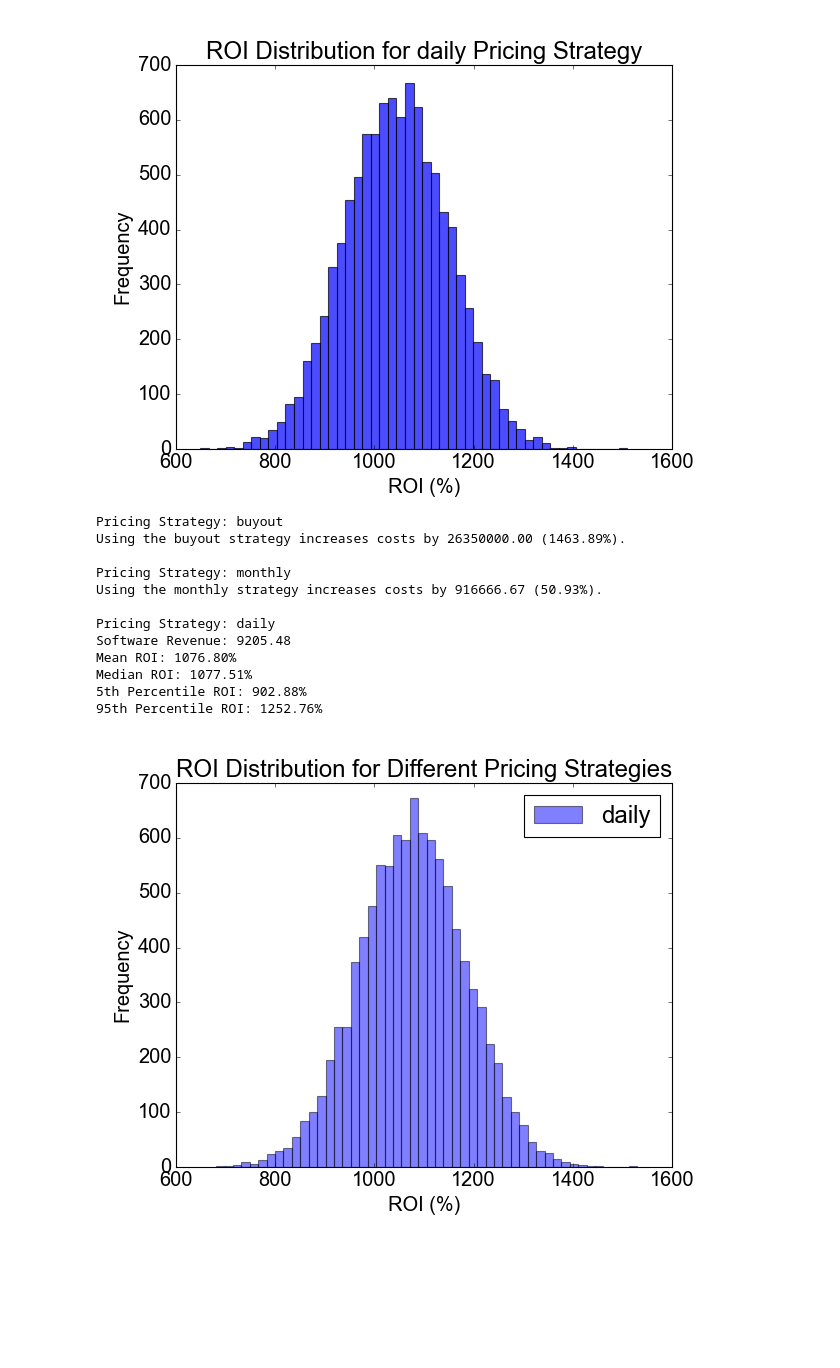
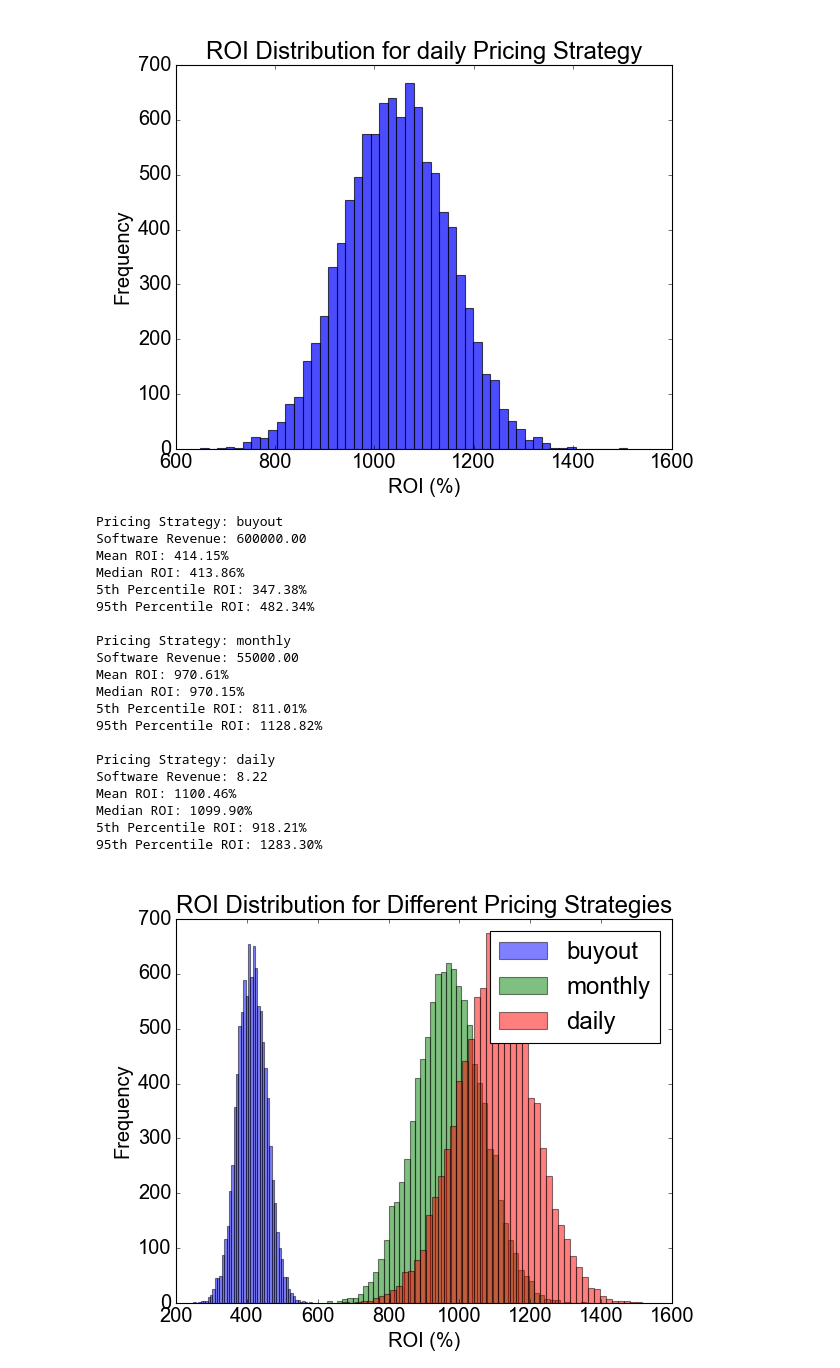
Before and after one commit to scarket/ROI_calculation, a Jupyter notebook: ROI_simulation.ipynb, the cells around one changed output. Saved outputs shown, nothing was run; the diff lists cells and outputs as text; code cells hidden in the pictures; blank space fills up the shorter version.

```diff
--- a/ROI_simulation.ipynb
+++ b/ROI_simulation.ipynb
@@ -127,18 +127,6 @@ Median ROI: 1044.75%
 The most optimal pricing strategy for ROI is: daily
 [figure]
 # %%
-manual_num_people = 3
-manual_hours_per_catalog = 200
-hourly_wage = 1000
-software_num_people = 1
-software_hours_per_catalog = 50
-catalog_number = 3
-software_basiccost = 28000000
-monthly_increase_ratio = 0.1  # 按月价格是买断价格的10%涨价
-daily_increase_ratio = 0.2   # 按天价格是买断价格的20%涨价
-durations = [12, 1, 1/30]  # 对应于买断、按月和按天的时间长度
-trials = 10000
-
 def pricing_strategy_cost(software_basiccost, pricing_strategy, monthly_increase_ratio, daily_increase_ratio, duration):
     if pricing_strategy == 'buyout':
         return software_basiccost
@@ -146,7 +134,7 @@ def pricing_strategy_cost(software_basiccost, pricing_strategy, monthly_increase
         monthly_cost = software_basiccost / 12 * (1 + monthly_increase_ratio)
         return monthly_cost * duration
     elif pricing_strategy == 'daily':
-        daily_cost = software_basiccost / 365 * (1 + daily_increase_ratio)
+        daily_cost = software_basiccost / (365 * 8) * (1 + daily_increase_ratio)  # 按8小时工作日计算
         return daily_cost * duration
     else:
         raise ValueError("Invalid pricing strategy")
@@ -158,7 +146,7 @@ def calculate_revenue(software_basiccost, pricing_strategy, monthly_increase_rat
         monthly_cost = software_basiccost / 12 * (1 + monthly_increase_ratio)
         return monthly_cost * duration * catalog_number
     elif pricing_strategy == 'daily':
-        daily_cost = software_basiccost / 365 * (1 + daily_increase_ratio)
+        daily_cost = software_basiccost / (365 * 8) * (1 + daily_increase_ratio)  # 按8小时工作日计算
         return daily_cost * duration * catalog_number
 
 def calculate_roi(software_cost, catalog_number, manual_num_people, manual_hours_per_catalog, hourly_wage, software_num_people, software_hours_per_catalog, trials=10000):
@@ -177,25 +165,32 @@ def calculate_roi(software_cost, catalog_number, manual_num_people, manual_hours
     rois = savings_distribution / total_software_costs * 100
     return rois, None, None
 
+manual_num_people = 3
+manual_hours_per_catalog = 200
+hourly_wage = 1000
+software_num_people = 1
+software_hours_per_catalog = 50
+catalog_number = 3
+software_basiccost = 200000
+monthly_increase_ratio = 0.1  # 按月价格是买断价格的10%涨价
+daily_increase_ratio = 0.2   # 按天价格是买断价格的20%涨价
+trials = 10000
+
 strategies = ['buyout', 'monthly', 'daily']
-optimal_strategy = None
-
+durations = [12, 1, 1/30]  # Represents durations for each pricing strategy: 12 months for buyout, 1 month for monthly, and 1 day for daily.
 
 roi_results = {}
+positive_rois_strategies = []
 
 for strategy, duration in zip(strategies, durations):
     software_cost = pricing_strategy_cost(software_basiccost, strategy, monthly_increase_ratio, daily_increase_ratio, duration)
     rois, cost_increase, cost_increase_percentage = calculate_roi(software_cost, catalog_number, manual_num_people, manual_hours_per_catalog, hourly_wage, software_num_people, software_hours_per_catalog, trials)
     revenue = calculate_revenue(software_basiccost, strategy, monthly_increase_ratio, daily_increase_ratio, duration, catalog_number)
 
-
     if rois is not None:
         mean = np.mean(rois)
-        roi_results[strategy] = rois
-        if mean > highest_roi:
-            highest_roi = mean
-            optimal_strategy = strategy
-            optimal_rois = rois
+        roi_results[strategy] = rois  # Store the rois for each strategy
+        positive_rois_strategies.append(strategy)
 
         print(f"Pricing Strategy: {strategy}")
         print(f"Software Revenue: {revenue:.2f}")
@@ -203,40 +198,47 @@ for strategy, duration in zip(strategies, durations):
         p5 = np.percentile(rois, 5)
         p95 = np.percentile(rois, 95)
         print(f"Mean ROI: {mean:.2f}%")
         print(f"Median ROI: {median:.2f}%")
         print(f"5th Percentile ROI: {p5:.2f}%")
         print(f"95th Percentile ROI: {p95:.2f}%\n")
     else:
         print(f"Pricing Strategy: {strategy}")
         print(f"Using the {strategy} strategy increases costs by {cost_increase:.2f} ({cost_increase_percentage:.2f}%).\n")
 
-
 # 绘制所有正ROI的定价策略的ROI分布
 plt.close('all')
 plt.style.use('classic')
 fig = plt.figure()
 fig.patch.set_facecolor('w')  # 図全体の背景色
 plt.rc('font',family='Arial',size=18) # 全局字体
 colors = ['blue', 'green', 'red']
-for strategy, color in zip(roi_results.keys(), colors):
+for strategy, color in zip(positive_rois_strategies, colors):
     plt.hist(roi_results[strategy], bins=50, edgecolor='k', alpha=0.5, color=color, label=strategy)
 
 plt.title('ROI Distribution for Different Pricing Strategies')
 plt.xlabel('ROI (%)')
 plt.ylabel('Frequency')
 plt.legend()
 plt.show()
 # %% [output]
 Pricing Strategy: buyout
-Using the buyout strategy increases costs by 26350000.00 (1463.89%).
+Software Revenue: 600000.00
+Mean ROI: 414.15%
+Median ROI: 413.86%
+5th Percentile ROI: 347.38%
+95th Percentile ROI: 482.34%
 
 Pricing Strategy: monthly
-Using the monthly strategy increases costs by 916666.67 (50.93%).
+Software Revenue: 55000.00
+Mean ROI: 970.61%
+Median ROI: 970.15%
+5th Percentile ROI: 811.01%
+95th Percentile ROI: 1128.82%
 
 Pricing Strategy: daily
-Software Revenue: 9205.48
-Mean ROI: 1076.80%
-Median ROI: 1077.51%
-5th Percentile ROI: 902.88%
-95th Percentile ROI: 1252.76%
+Software Revenue: 8.22
+Mean ROI: 1100.46%
+Median ROI: 1099.90%
+5th Percentile ROI: 918.21%
+95th Percentile ROI: 1283.30%
-[figure, old version]
+[figure, new version]
```
